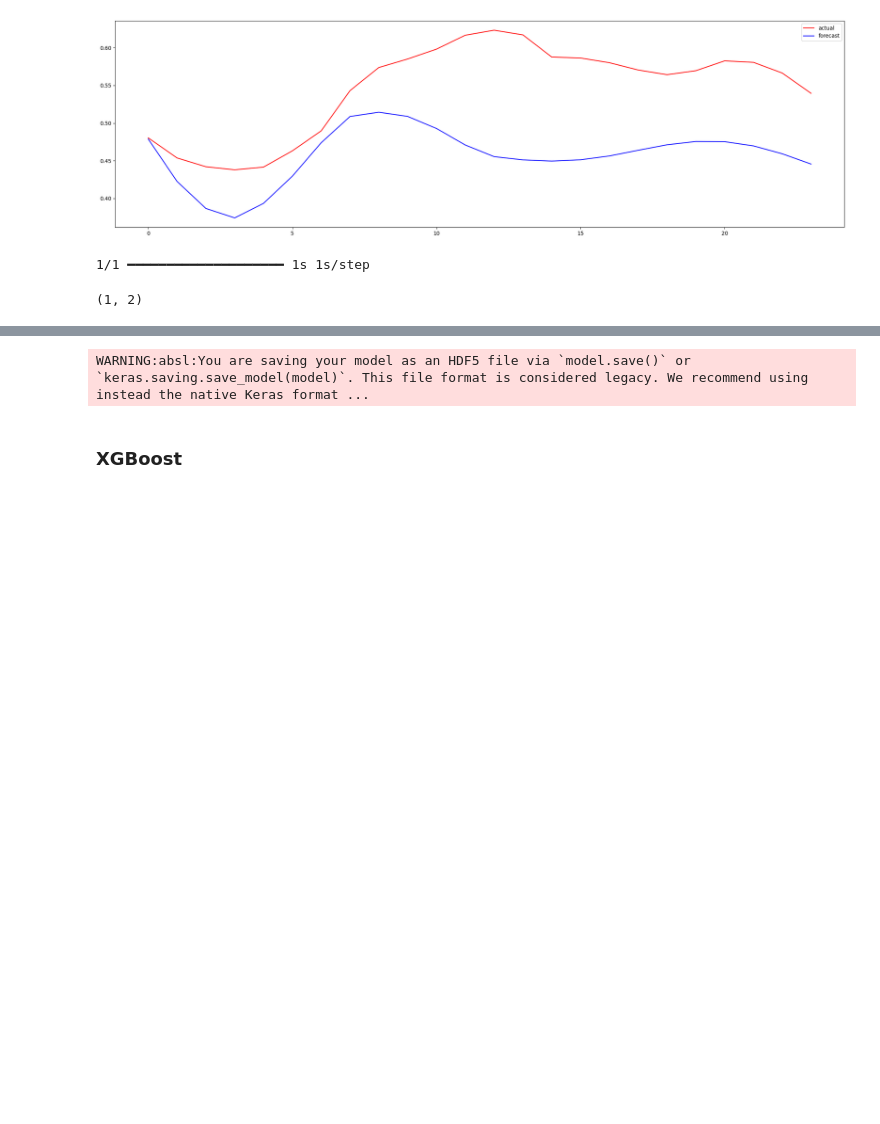
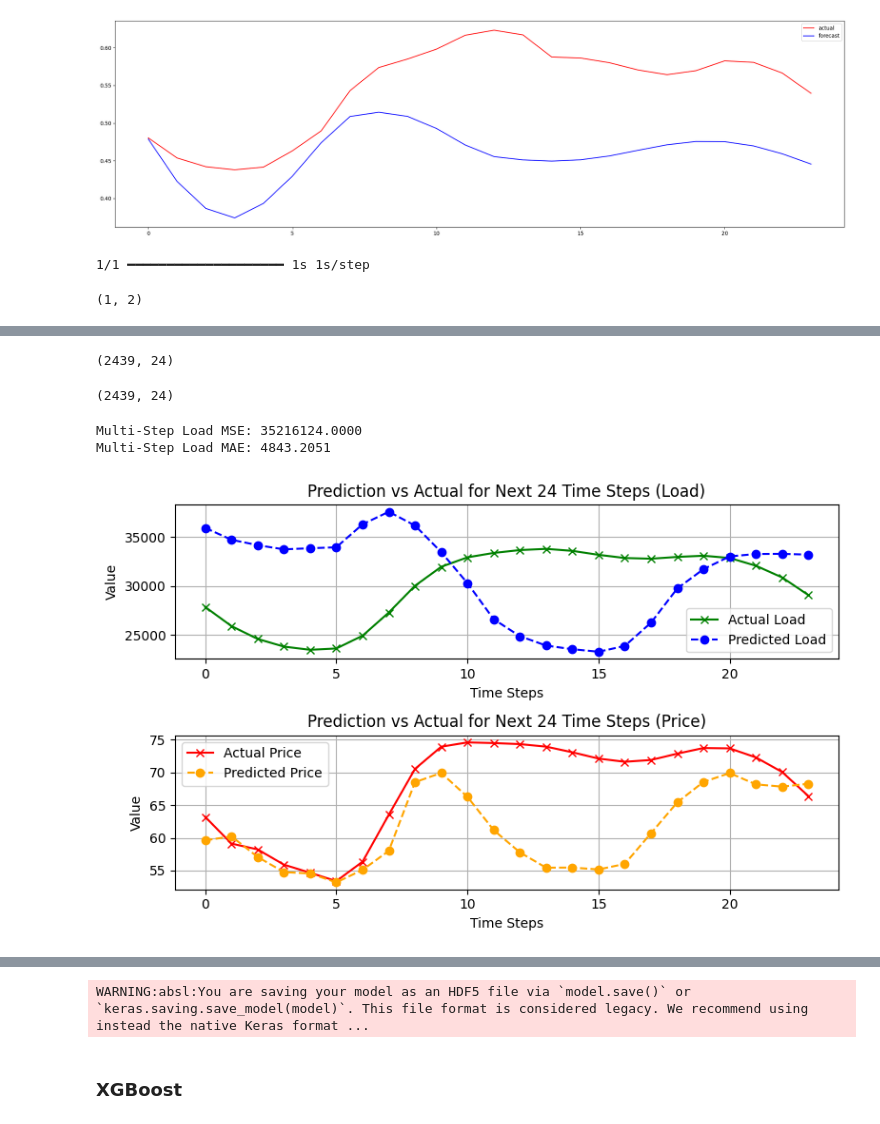
Before and after one commit to Jackson00Han/Time-Series-Training, a Jupyter notebook: Copy_of_multivariate_time_series.ipynb, the cells around one changed output, grey strips where cells are left out. Cells and saved outputs as stored; diff of their text form; code cells hidden in the pictures; blank space fills up the shorter version.

```diff
--- a/Copy_of_multivariate_time_series.ipynb
+++ b/Copy_of_multivariate_time_series.ipynb
@@ -1360,9 +1482,9 @@ valid_set = windowed_dataset(series = valid_s,
                              output_cols = output_cols,
                              column_names = column_names)
 # %%
-multi_model = create_model(initial_lr=1e-1)
+multi_model = create_model()
 
-early_stopping = tf.keras.callbacks.EarlyStopping(monitor='val_loss', patience=8, restore_best_weights=True)
+early_stopping = tf.keras.callbacks.EarlyStopping(monitor='val_loss', patience=5, restore_best_weights=True)
 
-history = multi_model.fit(train_set, validation_data=valid_set, epochs=40, callbacks=[early_stopping])
+history = multi_model.fit(train_set, validation_data=valid_set, epochs=10, callbacks=[early_stopping])
 # %% [output]
@@ -1387,0 +1539,8 @@ Epoch 23/40
+# %%
+inversed_actual_load.shape
+# %% [output]
+(2439, 24)
+# %%
+inversed_predicted_price.shape
+# %% [output]
+(2439, 24)
@@ -1387,0 +1550,31 @@ Epoch 23/40
+# %%
+print(f"Multi-Step Load MSE: {multi_load_mse:.4f}")
+print(f"Multi-Step Load MAE: {multi_load_mae:.4f}")
+# %% [output]
+Multi-Step Load MSE: 35216124.0000
+Multi-Step Load MAE: 4843.2051
+# %%
+fig, axs = plt.subplots(2, 1, figsize=(8, 5))
+axs[0].plot(inversed_predicted_load[20,:], label='Actual Load', linestyle='-', marker='x', c='green')
+axs[0].plot(inversed_actual_load[20,:], label='Predicted Load', linestyle='--', marker='o', c='blue')
+
+axs[0].set_title(f'Prediction vs Actual for Next 24 Time Steps (Load)')
+axs[0].set_xlabel('Time Steps')
+
+axs[0].set_ylabel('Value')
+axs[0].legend()
+axs[0].grid(True)
+
+axs[1].plot(inversed_predicted_price[20,:], label='Actual Price', linestyle='-', marker='x', c='red')
+axs[1].plot(inversed_actual_price[20,:], label='Predicted Price', linestyle='--', marker='o', c='orange')
+
+axs[1].set_title(f'Prediction vs Actual for Next 24 Time Steps (Price)')
+axs[1].set_xlabel('Time Steps')
+axs[1].set_ylabel('Value')
+axs[1].legend()
+axs[1].grid(True)
+
+plt.tight_layout()
+plt.show()
+# %% [output]
+[figure, added]
```
Also changed, not shown: parts of 44 cells of this notebook.
